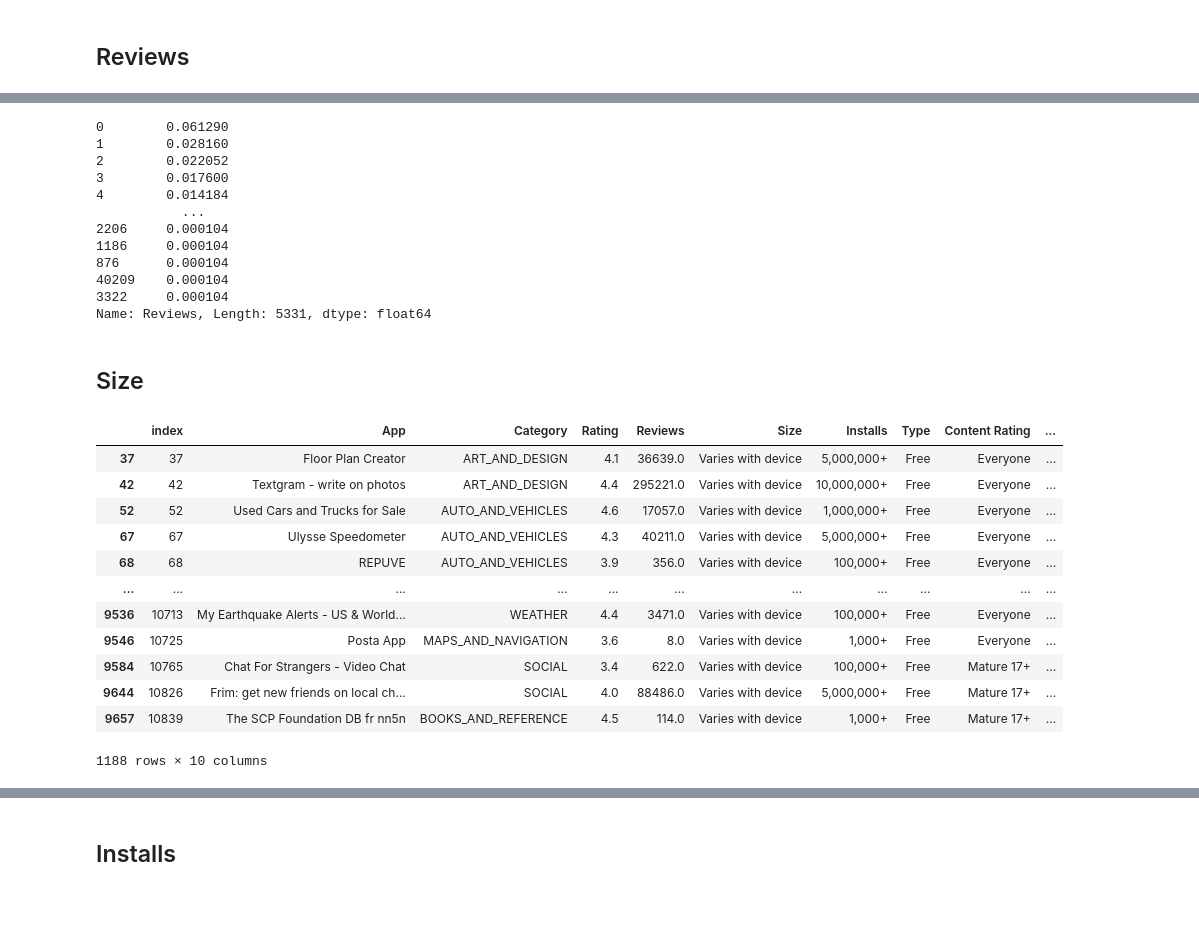
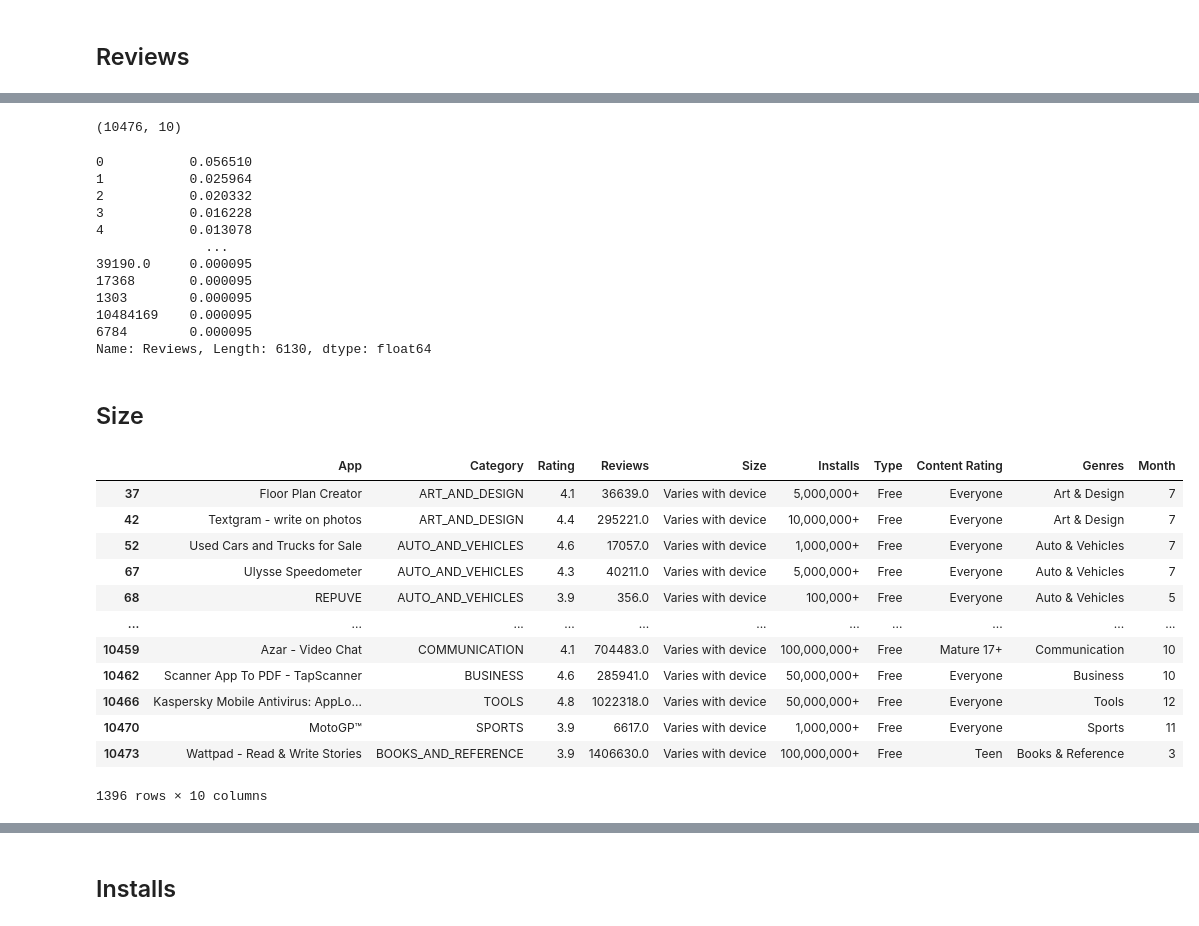
Before and after one commit to halmonchaquayla/Google-Play-Store-Analysis, a Jupyter notebook: Cleaning Data.ipynb, the cells around one changed output, grey strips where cells are left out. Cells and saved outputs as stored; diff of their text form; code cells hidden in the pictures.

Commit message:
cleaned more data

```diff
--- a/Cleaning Data.ipynb
+++ b/Cleaning Data.ipynb
@@ -178,0 +214,3 @@ memory usage: 1.0+ MB
+# %%
+df = pd.concat([data, app_data])
+df.info()
@@ -179,2 +255,4 @@ memory usage: 1.0+ MB
+# %%
+df= df.drop(columns={'Price','Current Ver', 'Android Ver'}, axis=1)
 # %% [markdown]
 ## Reviews
@@ -183,17 +263,23 @@ data = data.dropna().reset_index()
+# %%
+df = df.dropna().reset_index(drop =True)
+# %%
+df.shape
+# %% [output]
+(10476, 10)
 # %%
-data.Reviews.value_counts(normalize=True)
+df.Reviews.value_counts(normalize=True)
 # %% [output]
-0        0.061290
-1        0.028160
-2        0.022052
-3        0.017600
-4        0.014184
-           ...
-2206     0.000104
-1186     0.000104
-876      0.000104
-40209    0.000104
-3322     0.000104
-Name: Reviews, Length: 5331, dtype: float64
+0           0.056510
+1           0.025964
+2           0.020332
+3           0.016228
+4           0.013078
+              ...
+39190.0     0.000095
+17368       0.000095
+1303        0.000095
+10484169    0.000095
+6784        0.000095
+Name: Reviews, Length: 6130, dtype: float64
 # %%
-data['Reviews'] = pd.to_numeric(data['Reviews'])
+df['Reviews'] = pd.to_numeric(df['Reviews'])
@@ -202,19 +286,19 @@ data = data[data['Reviews'] > 0]
 # %% [markdown]
 ## Size
 # %%
-data[data['Size'] == "Varies with device"]
+df[df['Size'] == "Varies with device"]
 # %% [output]
-|  | index | App | Category | Rating | Reviews | Size | Installs | Type | Content Rating | ... |
-| 37 | 37 | Floor Plan Creator | ART_AND_DESIGN | 4.1 | 36639.0 | Varies with device | 5,000,000+ | Free | Everyone | ... |
-| 42 | 42 | Textgram - write on photos | ART_AND_DESIGN | 4.4 | 295221.0 | Varies with device | 10,000,000+ | Free | Everyone | ... |
-| 52 | 52 | Used Cars and Trucks for Sale | AUTO_AND_VEHICLES | 4.6 | 17057.0 | Varies with device | 1,000,000+ | Free | Everyone | ... |
-| 67 | 67 | Ulysse Speedometer | AUTO_AND_VEHICLES | 4.3 | 40211.0 | Varies with device | 5,000,000+ | Free | Everyone | ... |
-| 68 | 68 | REPUVE | AUTO_AND_VEHICLES | 3.9 | 356.0 | Varies with device | 100,000+ | Free | Everyone | ... |
+|  | App | Category | Rating | Reviews | Size | Installs | Type | Content Rating | Genres | Month |
+| 37 | Floor Plan Creator | ART_AND_DESIGN | 4.1 | 36639.0 | Varies with device | 5,000,000+ | Free | Everyone | Art & Design | 7 |
+| 42 | Textgram - write on photos | ART_AND_DESIGN | 4.4 | 295221.0 | Varies with device | 10,000,000+ | Free | Everyone | Art & Design | 7 |
+| 52 | Used Cars and Trucks for Sale | AUTO_AND_VEHICLES | 4.6 | 17057.0 | Varies with device | 1,000,000+ | Free | Everyone | Auto & Vehicles | 7 |
+| 67 | Ulysse Speedometer | AUTO_AND_VEHICLES | 4.3 | 40211.0 | Varies with device | 5,000,000+ | Free | Everyone | Auto & Vehicles | 7 |
+| 68 | REPUVE | AUTO_AND_VEHICLES | 3.9 | 356.0 | Varies with device | 100,000+ | Free | Everyone | Auto & Vehicles | 5 |
 | ... | ... | ... | ... | ... | ... | ... | ... | ... | ... | ... |
-| 9536 | 10713 | My Earthquake Alerts - US & World... | WEATHER | 4.4 | 3471.0 | Varies with device | 100,000+ | Free | Everyone | ... |
-| 9546 | 10725 | Posta App | MAPS_AND_NAVIGATION | 3.6 | 8.0 | Varies with device | 1,000+ | Free | Everyone | ... |
-| 9584 | 10765 | Chat For Strangers - Video Chat | SOCIAL | 3.4 | 622.0 | Varies with device | 100,000+ | Free | Mature 17+ | ... |
-| 9644 | 10826 | Frim: get new friends on local ch... | SOCIAL | 4.0 | 88486.0 | Varies with device | 5,000,000+ | Free | Mature 17+ | ... |
-| 9657 | 10839 | The SCP Foundation DB fr nn5n | BOOKS_AND_REFERENCE | 4.5 | 114.0 | Varies with device | 1,000+ | Free | Mature 17+ | ... |
+| 10459 | Azar - Video Chat | COMMUNICATION | 4.1 | 704483.0 | Varies with device | 100,000,000+ | Free | Mature 17+ | Communication | 10 |
+| 10462 | Scanner App To PDF - TapScanner | BUSINESS | 4.6 | 285941.0 | Varies with device | 50,000,000+ | Free | Everyone | Business | 10 |
+| 10466 | Kaspersky Mobile Antivirus: AppLo... | TOOLS | 4.8 | 1022318.0 | Varies with device | 50,000,000+ | Free | Everyone | Tools | 12 |
+| 10470 | MotoGP™ | SPORTS | 3.9 | 6617.0 | Varies with device | 1,000,000+ | Free | Everyone | Sports | 11 |
+| 10473 | Wattpad - Read & Write Stories | BOOKS_AND_REFERENCE | 3.9 | 1406630.0 | Varies with device | 100,000,000+ | Free | Teen | Books & Reference | 3 |
-1188 rows × 10 columns
+1396 rows × 10 columns
 # %%
```
Also changed, not shown: parts of 53 cells of this notebook.
